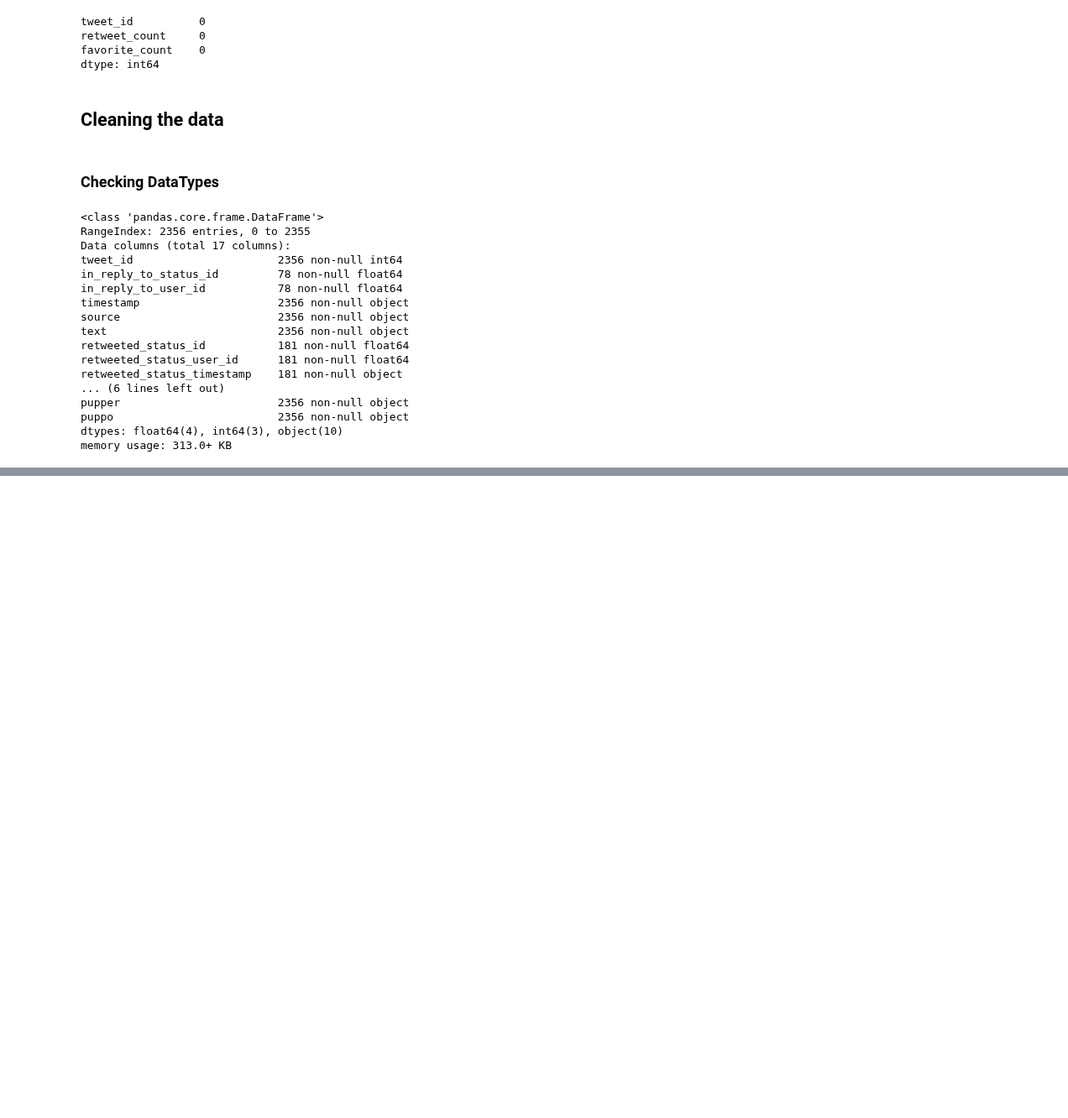
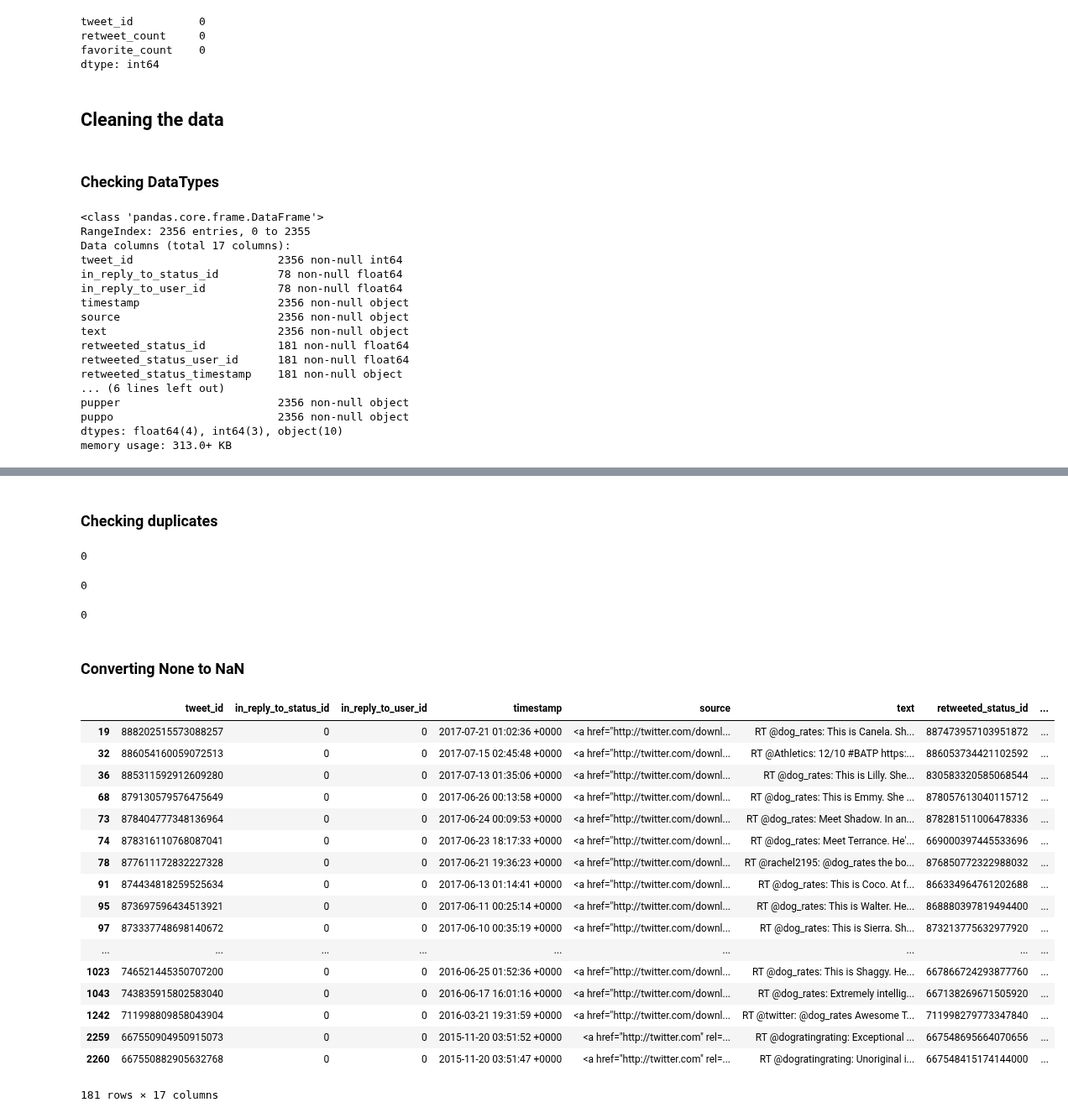
Before and after one commit to abhiksark/Udacity-DataAnalyst-Nanodegree, a Jupyter notebook: twitter/twitter_final.ipynb, the cells around one changed output, grey strips where cells are left out. Shown at 84% size. Drawn from its saved outputs; the diff is of its cells as text; code cells hidden in the pictures; blank space fills up the shorter version.

```diff
--- a/twitter/twitter_final.ipynb
+++ b/twitter/twitter_final.ipynb
@@ -470,0 +474,10 @@ memory usage: 313.0+ KB
+# %%
+df_tweet["retweeted_status_user_id"].fillna(0,inplace= True)
+df_tweet["retweeted_status_id"].fillna(0,inplace= True)
+df_tweet["in_reply_to_status_id"].fillna(0,inplace= True)
+df_tweet["in_reply_to_user_id"].fillna(0,inplace= True)
+# %%
+df_tweet["retweeted_status_user_id"] = df_tweet.retweeted_status_user_id.astype(np.uint64)
+df_tweet["retweeted_status_id"] = df_tweet.retweeted_status_id.astype(np.uint64)
+df_tweet["in_reply_to_status_id"] = df_tweet.in_reply_to_status_id.astype(np.uint64)
+df_tweet["in_reply_to_user_id"] = df_tweet.in_reply_to_user_id.astype(np.uint64)
@@ -487,3 +504,40 @@ memory usage: 54.9+ KB
 df_api["tweet_id"] = df_api.tweet_id.astype(np.uint64)
 df_api["retweet_count"] = df_api.retweet_count.astype(np.uint64)
 df_api["favorite_count"] = df_api.favorite_count.astype(np.uint64)
+# %% [markdown]
+### Checking duplicates
+# %%
+df_tweet["tweet_id"].duplicated().sum()
+# %% [output]
+0
+# %%
+df_images["tweet_id"].duplicated().sum()
+# %% [output]
+0
+# %%
+df_api["tweet_id"].duplicated().sum()
+# %% [output]
+0
+# %% [markdown]
+### Converting None to NaN
+# %%
+df_tweet[df_tweet.retweeted_status_id !=0]
+# %% [output]
+|  | tweet_id | in_reply_to_status_id | in_reply_to_user_id | timestamp | source | text | retweeted_status_id | ... |
+| 19 | 888202515573088257 | 0 | 0 | 2017-07-21 01:02:36 +0000 | <a href="http://twitter.com/downl... | RT @dog_rates: This is Canela. Sh... | 887473957103951872 | ... |
+| 32 | 886054160059072513 | 0 | 0 | 2017-07-15 02:45:48 +0000 | <a href="http://twitter.com/downl... | RT @Athletics: 12/10 #BATP https:... | 886053734421102592 | ... |
+| 36 | 885311592912609280 | 0 | 0 | 2017-07-13 01:35:06 +0000 | <a href="http://twitter.com/downl... | RT @dog_rates: This is Lilly. She... | 830583320585068544 | ... |
+| 68 | 879130579576475649 | 0 | 0 | 2017-06-26 00:13:58 +0000 | <a href="http://twitter.com/downl... | RT @dog_rates: This is Emmy. She ... | 878057613040115712 | ... |
+| 73 | 878404777348136964 | 0 | 0 | 2017-06-24 00:09:53 +0000 | <a href="http://twitter.com/downl... | RT @dog_rates: Meet Shadow. In an... | 878281511006478336 | ... |
+| 74 | 878316110768087041 | 0 | 0 | 2017-06-23 18:17:33 +0000 | <a href="http://twitter.com/downl... | RT @dog_rates: Meet Terrance. He'... | 669000397445533696 | ... |
+| 78 | 877611172832227328 | 0 | 0 | 2017-06-21 19:36:23 +0000 | <a href="http://twitter.com/downl... | RT @rachel2195: @dog_rates the bo... | 876850772322988032 | ... |
+| 91 | 874434818259525634 | 0 | 0 | 2017-06-13 01:14:41 +0000 | <a href="http://twitter.com/downl... | RT @dog_rates: This is Coco. At f... | 866334964761202688 | ... |
+| 95 | 873697596434513921 | 0 | 0 | 2017-06-11 00:25:14 +0000 | <a href="http://twitter.com/downl... | RT @dog_rates: This is Walter. He... | 868880397819494400 | ... |
+| 97 | 873337748698140672 | 0 | 0 | 2017-06-10 00:35:19 +0000 | <a href="http://twitter.com/downl... | RT @dog_rates: This is Sierra. Sh... | 873213775632977920 | ... |
+| ... | ... | ... | ... | ... | ... | ... | ... | ... |
+| 1023 | 746521445350707200 | 0 | 0 | 2016-06-25 01:52:36 +0000 | <a href="http://twitter.com/downl... | RT @dog_rates: This is Shaggy. He... | 667866724293877760 | ... |
+| 1043 | 743835915802583040 | 0 | 0 | 2016-06-17 16:01:16 +0000 | <a href="http://twitter.com/downl... | RT @dog_rates: Extremely intellig... | 667138269671505920 | ... |
+| 1242 | 711998809858043904 | 0 | 0 | 2016-03-21 19:31:59 +0000 | <a href="http://twitter.com/downl... | RT @twitter: @dog_rates Awesome T... | 711998279773347840 | ... |
+| 2259 | 667550904950915073 | 0 | 0 | 2015-11-20 03:51:52 +0000 | <a href="http://twitter.com" rel=... | RT @dogratingrating: Exceptional ... | 667548695664070656 | ... |
+| 2260 | 667550882905632768 | 0 | 0 | 2015-11-20 03:51:47 +0000 | <a href="http://twitter.com" rel=... | RT @dogratingrating: Unoriginal i... | 667548415174144000 | ... |
+181 rows × 17 columns
```
Also changed, not shown: parts of 10 cells of this notebook.
